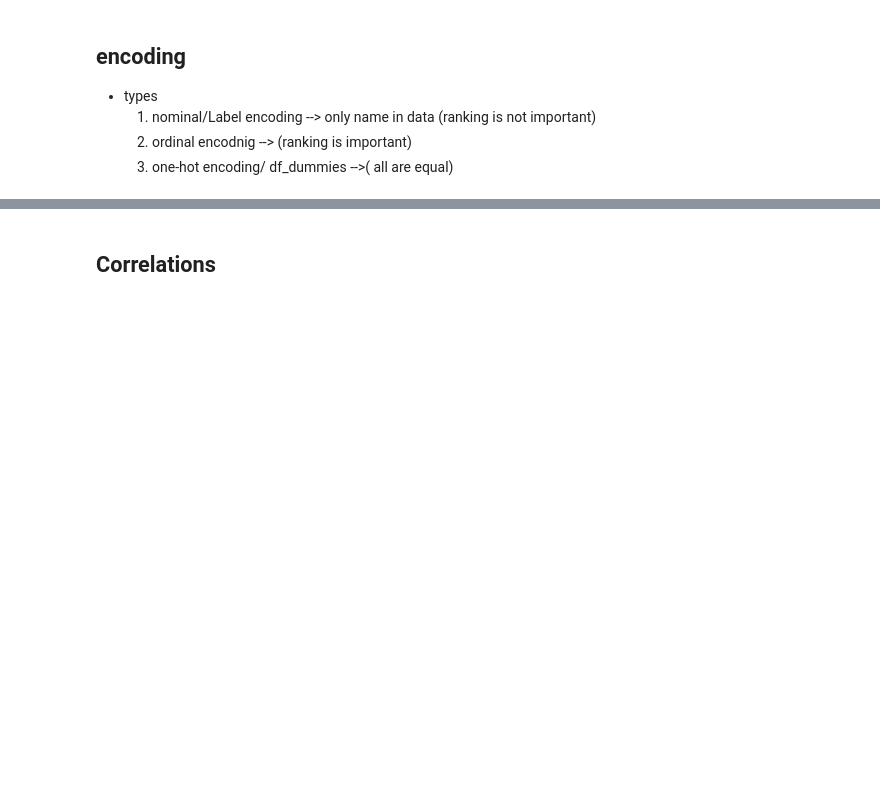
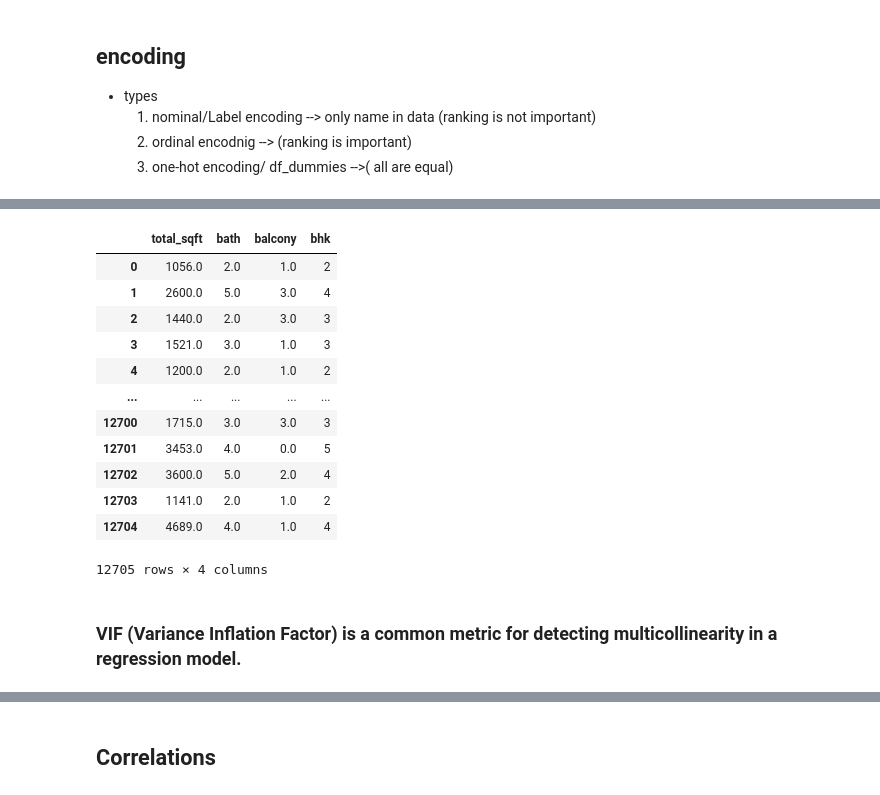
Before and after one commit to shahil04/ds_materials, a Jupyter notebook: 8.0_Machine Learning/class/ml_projects/1.house_price_predictions/Module 2 – Data Handling & Preprocessing_house_ML model_Linear_regressions.ipynb, the cells around one changed output, grey strips where cells are left out. Drawn from its saved outputs; the diff is of its cells as text; code cells hidden in the pictures; blank space fills up the shorter version.

```diff
--- a/8.0_Machine Learning/class/ml_projects/1.house_price_predictions/Module 2 – Data Handling & Preprocessing_house_ML model_Linear_regressions.ipynb
+++ b/8.0_Machine Learning/class/ml_projects/1.house_price_predictions/Module 2 – Data Handling & Preprocessing_house_ML model_Linear_regressions.ipynb
@@ -1076,0 +1155,24 @@ display(vif_data.sort_values(by="VIF", ascending=False))
+# %%
+from statsmodels.stats.outliers_influence import variance_inflation_factor
+# Separate features (X) from the target variable (y)
+
+
+numerical_cols_original = df1.select_dtypes(include=np.number).columns.tolist()
+# Create a DataFrame with just the numerical features from the original df
+numerical_features_df = df1[numerical_cols_original]
+numerical_features_df = numerical_features_df.drop('price',axis=1)
+numerical_features_df
+# %% [output]
+|  | total_sqft | bath | balcony | bhk |
+| 0 | 1056.0 | 2.0 | 1.0 | 2 |
+| 1 | 2600.0 | 5.0 | 3.0 | 4 |
+| 2 | 1440.0 | 2.0 | 3.0 | 3 |
+| 3 | 1521.0 | 3.0 | 1.0 | 3 |
+| 4 | 1200.0 | 2.0 | 1.0 | 2 |
+| ... | ... | ... | ... | ... |
+| 12700 | 1715.0 | 3.0 | 3.0 | 3 |
+| 12701 | 3453.0 | 4.0 | 0.0 | 5 |
+| 12702 | 3600.0 | 5.0 | 2.0 | 4 |
+| 12703 | 1141.0 | 2.0 | 1.0 | 2 |
+| 12704 | 4689.0 | 4.0 | 1.0 | 4 |
+12705 rows × 4 columns
@@ -1076,0 +1186,2 @@ display(vif_data.sort_values(by="VIF", ascending=False))
+# %% [markdown]
+### VIF (Variance Inflation Factor) is a common metric for detecting multicollinearity in a regression model.
```
Also changed, not shown: parts of 90 cells of this notebook, 3 other files.
